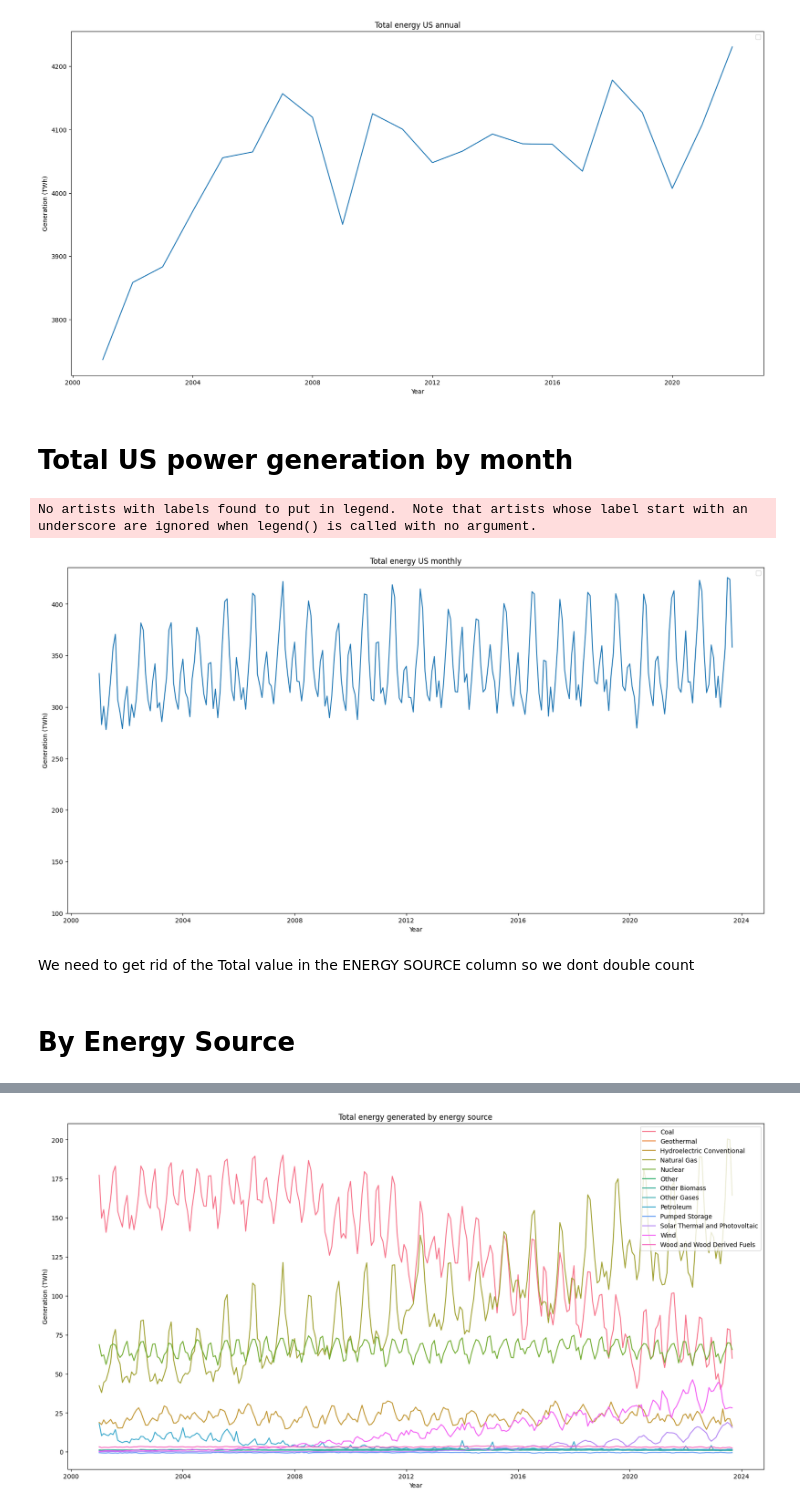
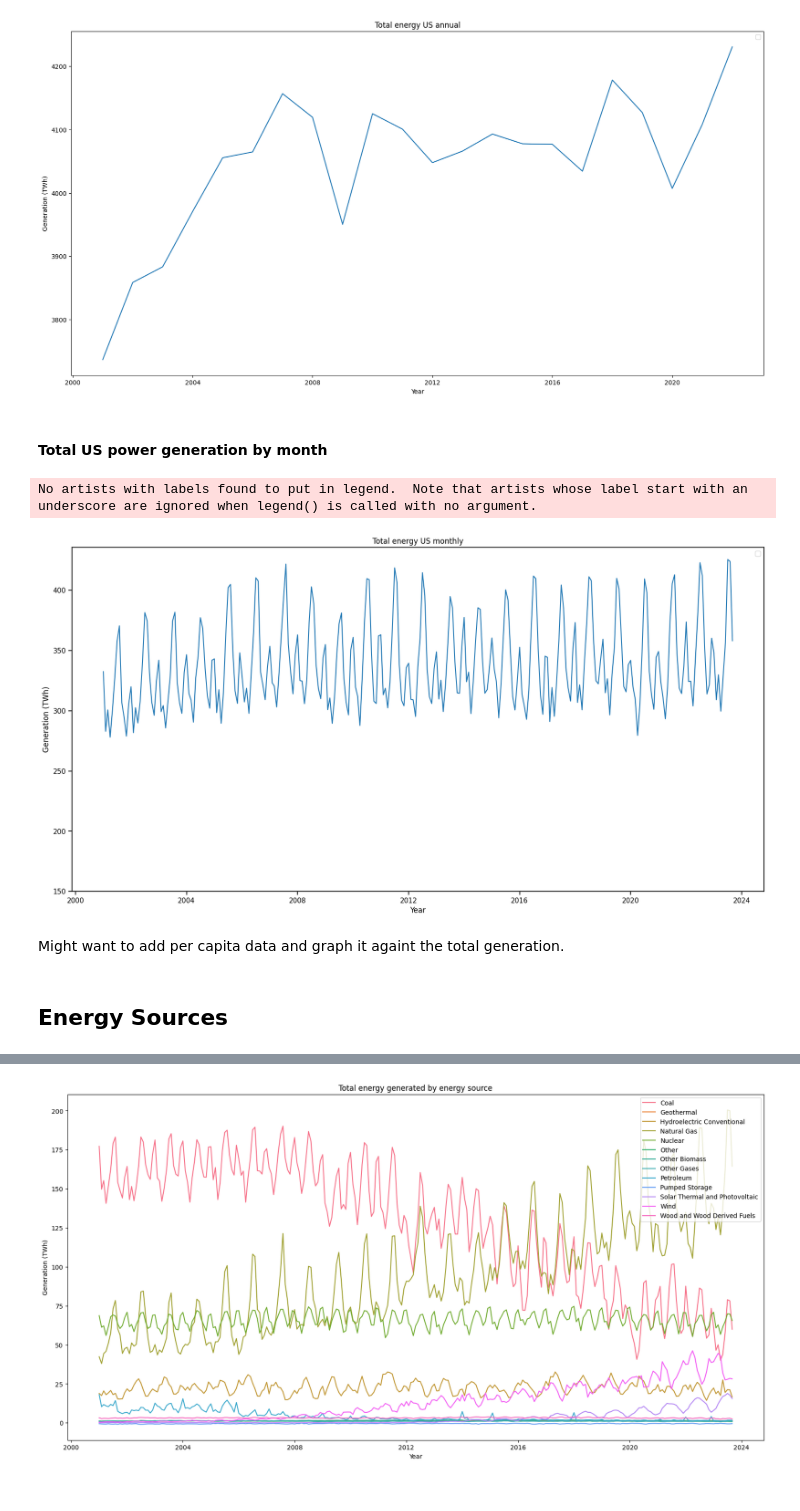
Before and after one commit to NickSordi/6505-Final-Project, a Jupyter notebook: EIA Analysis.ipynb, the cells around one changed output, grey strips where cells are left out. Saved outputs shown, nothing was run; the diff lists cells and outputs as text; code cells hidden in the pictures.

```diff
--- a/EIA Analysis.ipynb
+++ b/EIA Analysis.ipynb
@@ -82,6 +87,9 @@ gen_df['DATE'] = pd.to_datetime(gen_df[['YEAR', 'MONTH']].assign(day=1),errors='
 gen_df.set_index('DATE', inplace=True)
 gen_df.drop(['YEAR', 'MONTH'], axis=1, inplace=True)
 gen_df.head()
+
+gen_df = gen_df.infer_objects()
+gen_df.dtypes
 # %% [output]
 |  | STATE | TYPE OF PRODUCER | ENERGY SOURCE | GENERATION (Megawatthours) |
 | DATE |  |  |  |  |
@@ -233,25 +246,25 @@ plt.show()
 No artists with labels found to put in legend.  Note that artists whose label start with an underscore are ignored when legend() is called with no argument.
 [figure]
 # %% [markdown]
-# Total US power generation by month
+#### Total US power generation by month
 # %%
 US_total_month=US_source[(US_source['ENERGY SOURCE']=='Total')]
 
 plt.figure(figsize=(20,10))
 sns.color_palette("tab10")
 sns.lineplot(data=US_total_month, x=US_total_month['DATE'] \
              ,y=US_total_month['Generation (TWh)'])
-plt.ylim(100, US_total_month['Generation (TWh)'].max() + 10)
+plt.ylim(150, US_total_month['Generation (TWh)'].max() + 10)
 plt.title("Total energy US monthly")
 plt.xlabel("Year")
 plt.legend(loc='best')
 plt.show()
 # %% [output]
 No artists with labels found to put in legend.  Note that artists whose label start with an underscore are ignored when legend() is called with no argument.
-[figure, old version]
+[figure, new version]
-# %% [markdown]
-We need to get rid of the Total value in the ENERGY SOURCE  column so we dont double count
+# %% [markdown]
+Might want to add per capita data and graph it againt the total generation.
 # %% [markdown]
-# By Energy Source
+## Energy Sources
 # %%
 US_source_no_total=US_source[(US_source['ENERGY SOURCE']!='Total')]
```
Also changed, not shown: parts of 23 cells of this notebook, 1 other file.
